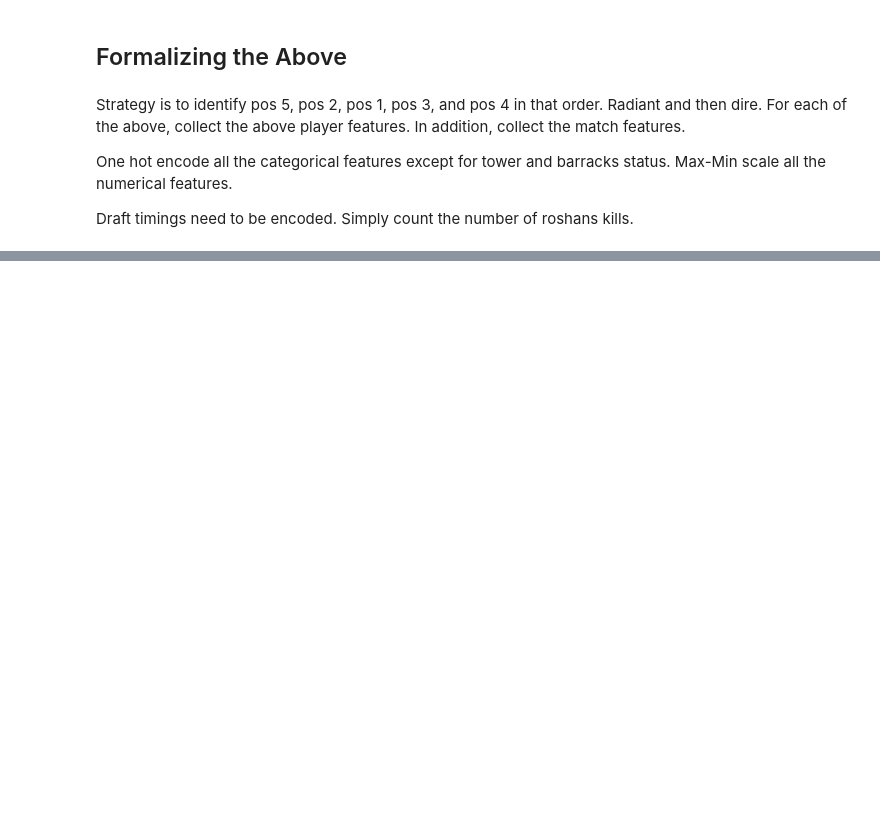
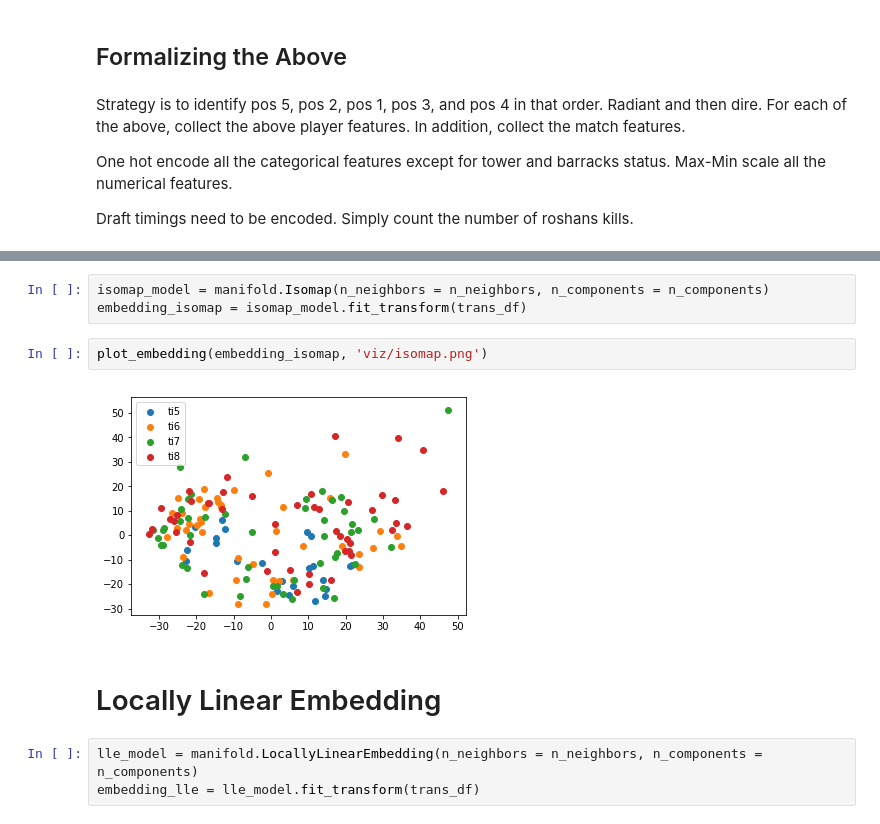
Before and after one commit to beelze-b/dota-TI-DR, a Jupyter notebook: FeatureEngineering.ipynb, the cells around one changed output, grey strips where cells are left out. Cells and saved outputs as stored; diff of their text form; blank space fills up the shorter version.

```diff
--- a/FeatureEngineering.ipynb
+++ b/FeatureEngineering.ipynb
@@ -200,0 +402,12 @@ match_players.remove(m)
+# %%
+isomap_model = manifold.Isomap(n_neighbors = n_neighbors, n_components = n_components)
+embedding_isomap = isomap_model.fit_transform(trans_df)
+# %%
+plot_embedding(embedding_isomap, 'viz/isomap.png')
+# %% [output]
+[figure, added]
+# %% [markdown]
+# Locally Linear Embedding
+# %%
+lle_model = manifold.LocallyLinearEmbedding(n_neighbors = n_neighbors, n_components = n_components)
+embedding_lle = lle_model.fit_transform(trans_df)
```
Also changed, not shown: parts of 77 cells of this notebook, 9 other files.
